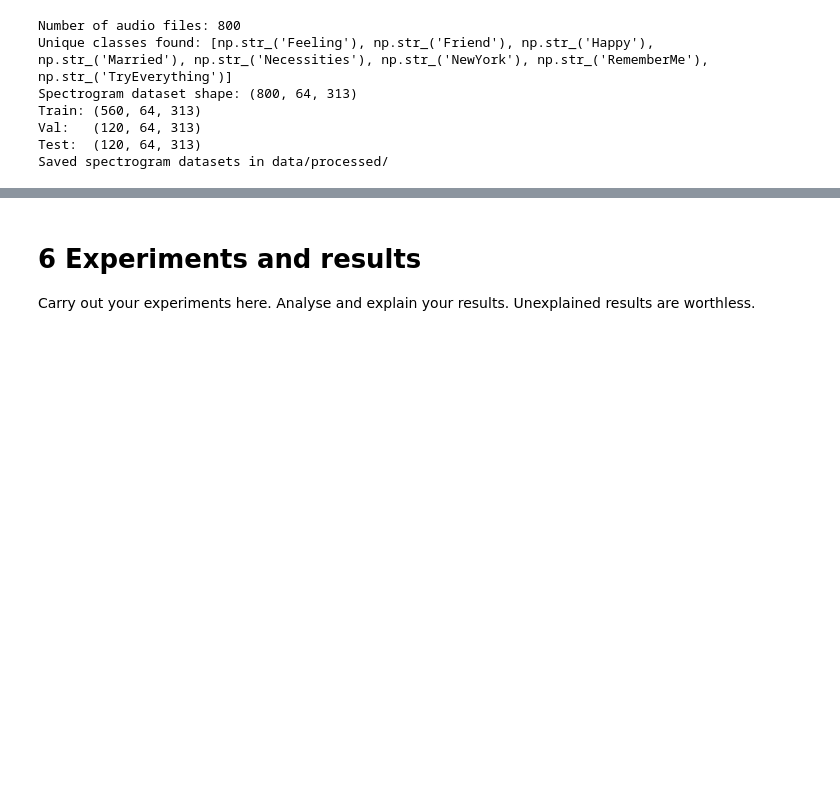
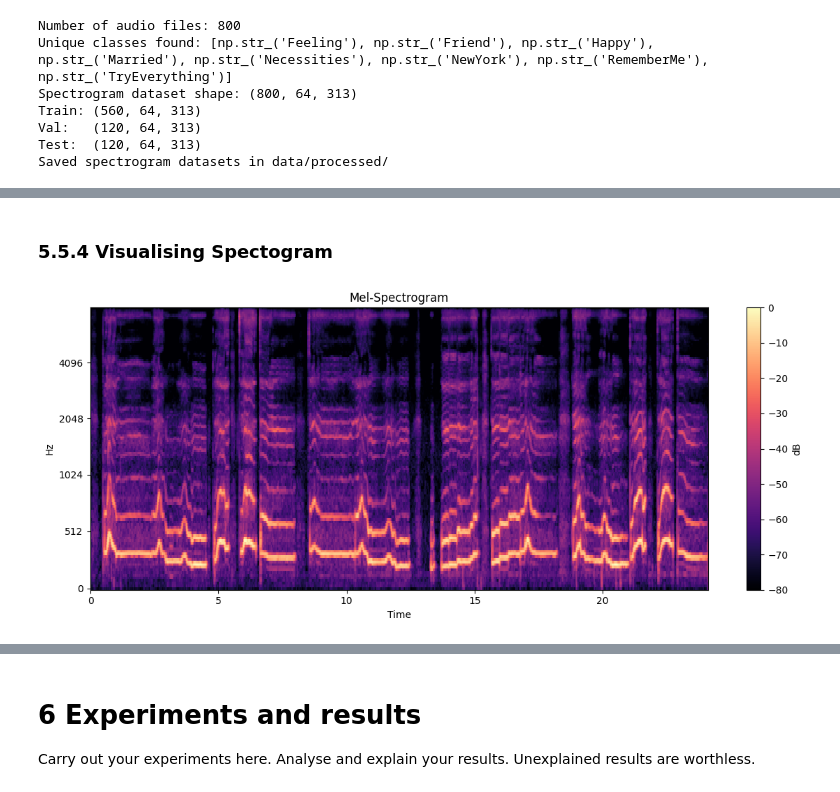
Before and after one commit to dgorbunova/ML-Hums-Whistles-Classification, a Jupyter notebook: notebook/ECS7020P_miniproject_2526.ipynb, the cells around one changed output, grey strips where cells are left out. Saved outputs shown, nothing was run; the diff lists cells and outputs as text; code cells hidden in the pictures; blank space fills up the shorter version.

```diff
--- a/notebook/ECS7020P_miniproject_2526.ipynb
+++ b/notebook/ECS7020P_miniproject_2526.ipynb
@@ -466,0 +674,36 @@ Saved spectrogram datasets in data/processed/
+# %% [markdown]
+### 5.5.4 Visualising Spectogram
+# %%
+import librosa
+import librosa.display
+import matplotlib.pyplot as plt
+import numpy as np
+import os
+
+# dataset raw directory
+DATA_DIR = "../data/MLEndHWII_Sample_800"
+files = sorted([f for f in os.listdir(DATA_DIR) if f.endswith(".wav")])
+
+# load first file for visualisation
+sample_file = os.path.join(DATA_DIR, files[0])
+audio, sr = librosa.load(sample_file, sr=16000)
+
+# compute mel-spectrogram
+spectrogram = librosa.feature.melspectrogram(
+    y=audio,
+    sr=sr,
+    n_mels=128,
+    fmax=8000
+)
+
+visual = librosa.power_to_db(spectrogram, ref=np.max)
+
+# plot
+plt.figure(figsize=(12, 5))
+librosa.display.specshow(visual, sr=sr, x_axis='time', y_axis='mel')
+plt.colorbar(label="dB")
+plt.title("Mel-Spectrogram")
+plt.tight_layout()
+plt.show()
+# %% [output]
+[figure, added]
```
Also changed, not shown: parts of 15 cells of this notebook.
